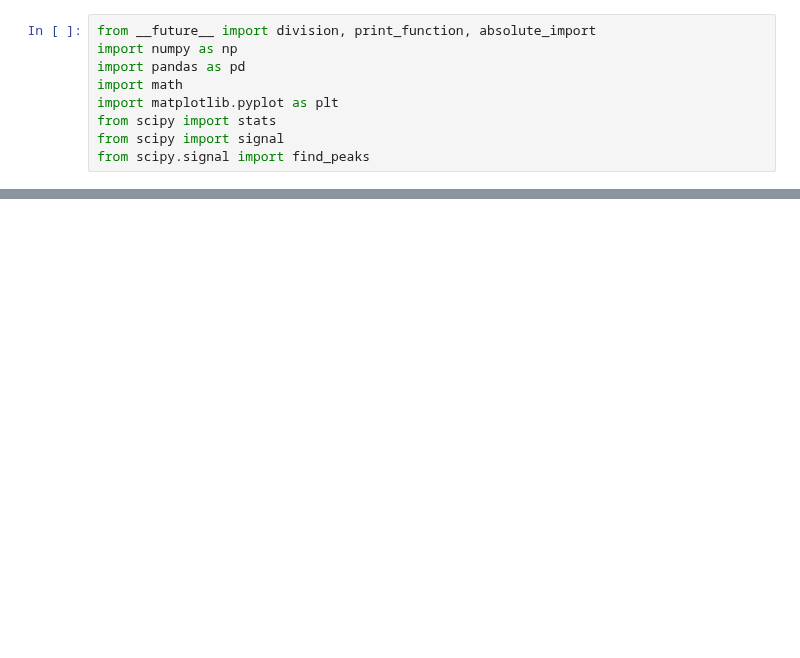
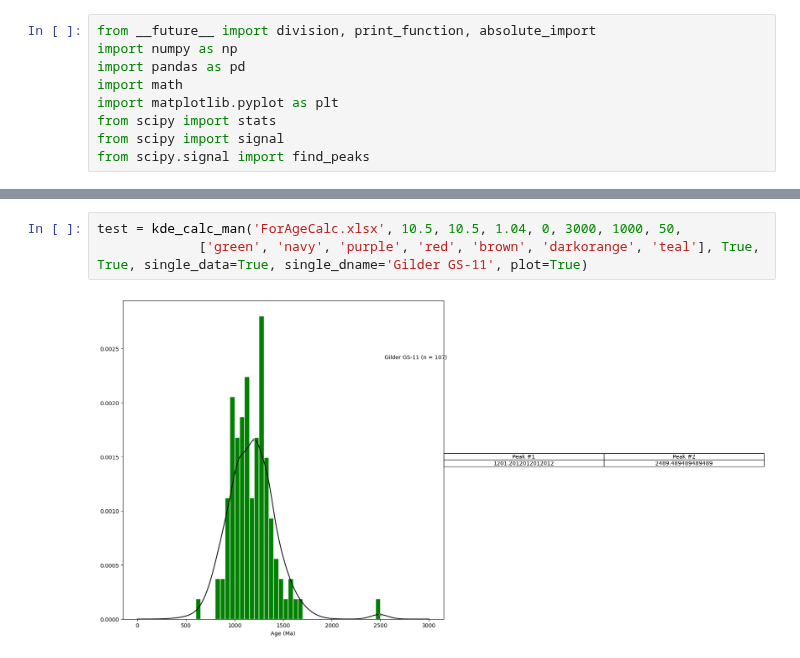
Before and after one commit to gymontes/ZirconRep, a Jupyter notebook: zircon-random.ipynb, the cells around one changed output, grey strips where cells are left out. Saved outputs shown, nothing was run; the diff lists cells and outputs as text; blank space fills up the shorter version.

```diff
--- a/zircon-random.ipynb
+++ b/zircon-random.ipynb
@@ -122,0 +240,5 @@ kde_calc_plot('ForAgeCalc.xlsx', 20, 24, 1.04, 0, 3000, 1000, 50, ['green', 'lig
+# %%
+test = kde_calc_man('ForAgeCalc.xlsx', 10.5, 10.5, 1.04, 0, 3000, 1000, 50,
+             ['green', 'navy', 'purple', 'red', 'brown', 'darkorange', 'teal'], True, True, single_data=True, single_dname='Gilder GS-11', plot=True)
+# %% [output]
+[figure, added]
```
Also changed, not shown: parts of 5 cells of this notebook.
